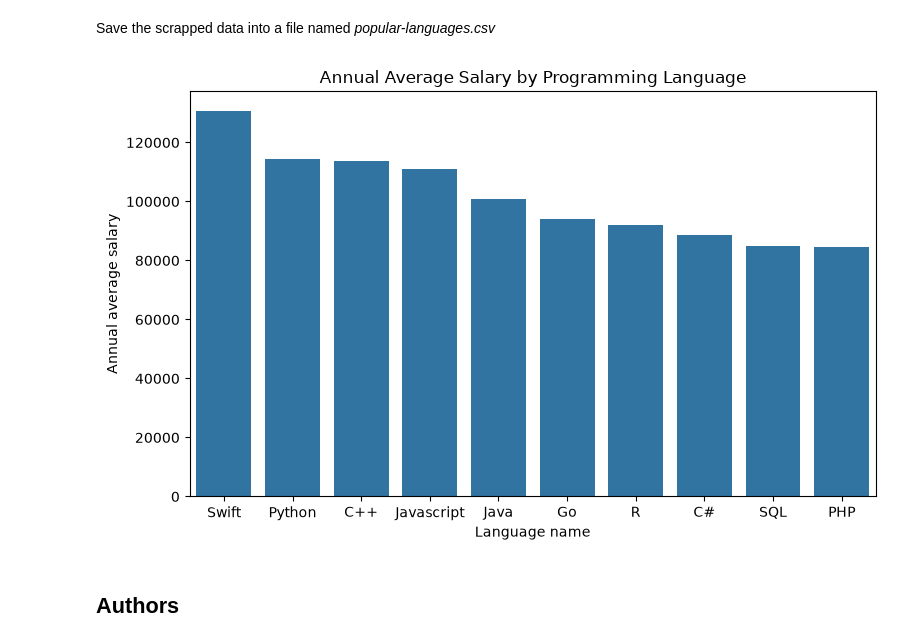
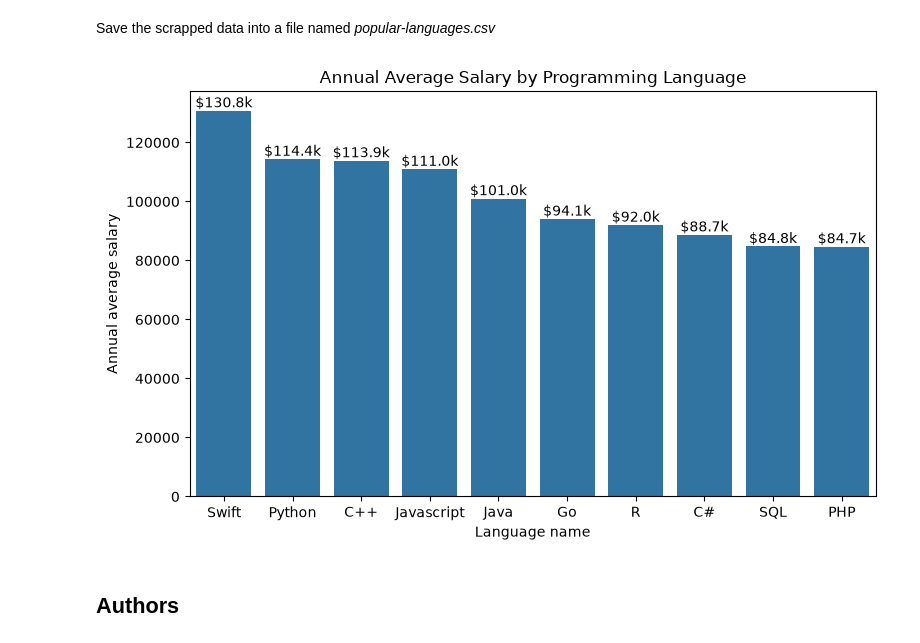
Before and after one commit to lgaoandy/npower-data-analytics-labs, a Jupyter notebook: IBM_Data_Analyst_Professional/C9/M1/Lab4_Collecting_Data_Using_WebScraping.ipynb, the cells around one changed output. Saved outputs shown, nothing was run; the diff lists cells and outputs as text; code cells hidden in the pictures.

Commit message:
Add charts to Capstone Charts

```diff
--- a/IBM_Data_Analyst_Professional/C9/M1/Lab4_Collecting_Data_Using_WebScraping.ipynb
+++ b/IBM_Data_Analyst_Professional/C9/M1/Lab4_Collecting_Data_Using_WebScraping.ipynb
@@ -110,19 +110,25 @@ Save the scrapped data into a file named *popular-languages.csv*
 # %%
 df = df.sort_values(by="Annual average salary", ascending=False)
 
 plt.figure(figsize=(8, 5))
 
-sns.barplot(
+ax = sns.barplot(
     data=df,
     x="Language name",
     y="Annual average salary"
 )
 
+ax.bar_label(
+    ax.containers[0],
+    labels=[f"${v/1000:.1f}k" for v in ax.containers[0].datavalues],
+    padding=0
+)
+
 plt.title("Annual Average Salary by Programming Language")
 plt.tight_layout()
 plt.show()
 # %% [output]
-[figure, old version]
+[figure, new version]
 # %% [markdown]
 ## Authors
 # %% [markdown]
```
Also changed, not shown: 1 other file.
